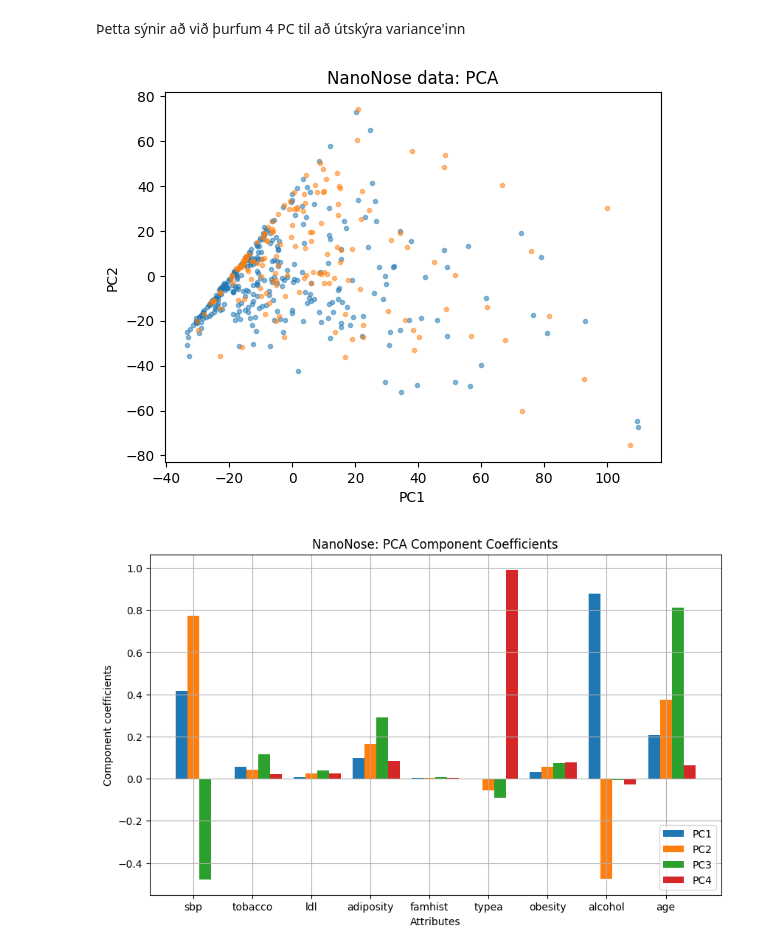
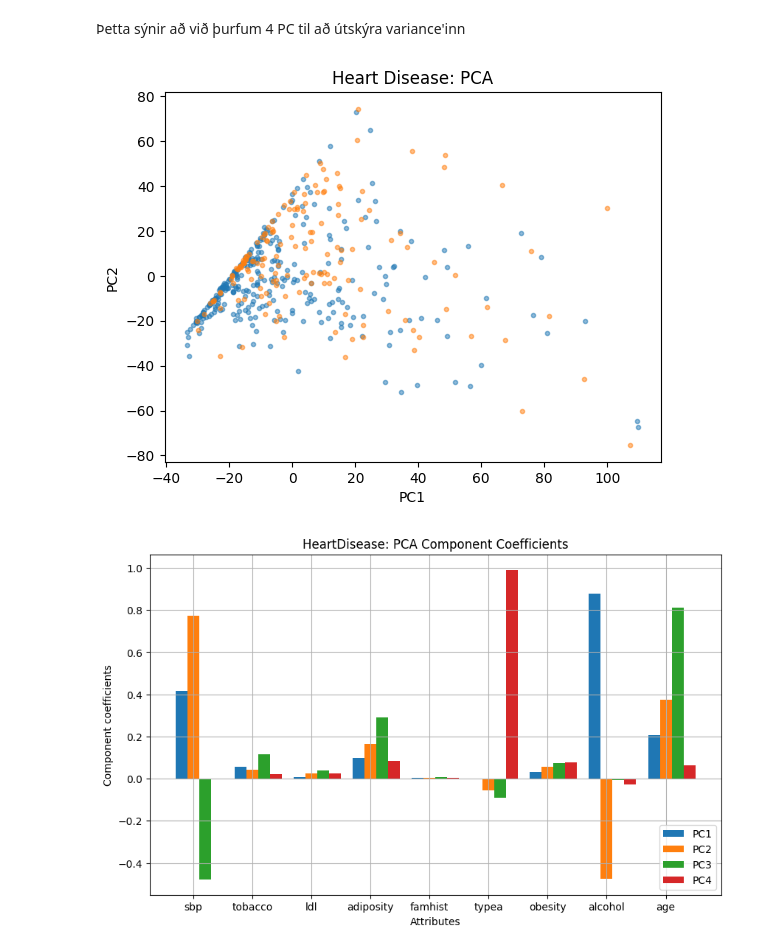
Before and after one commit to bodvarsdottirkristin/ML-group17, a Jupyter notebook: ML-Project1/pca_analysis.ipynb, the cells around one changed output. Saved outputs shown, nothing was run; the diff lists cells and outputs as text; code cells hidden in the pictures.

```diff
--- a/ML-Project1/pca_analysis.ipynb
+++ b/ML-Project1/pca_analysis.ipynb
@@ -72,44 +70,39 @@ plt.show()
 # %%
 PC_idxs = [0, 1]  # Indices of the principal components to plot
 unique_classes = np.unique(y) # Get unique classes from the target variable
 
-# Project the data onto the first two principal components and plot, colored by their fluid type.
-
-### BEGIN SOLUTION
-
+# Project the data onto the first two principal components and plot
 # Project X to the subspace
 B = pca.transform(X)
 
 # Plot PCA of the data
 fig = plt.figure()
-plt.title("NanoNose data: PCA")
-# Plot the data projected onto the principal components, colored by their fluid type
-for fluid_type in unique_classes:
-    # Construct a mask for the current fluid type
-    mask = (y == fluid_type)
-    # Plot the data for the current fluid type
+plt.title("Heart Disease: PCA")
+# Plot the data projected onto the principal components, colored by chd
+for is_chd in unique_classes:
+    mask = (y == is_chd)
     plt.plot(B[mask, PC_idxs[0]], B[mask, PC_idxs[1]], ".", alpha=0.5)
 
 # Set axis labels
 plt.xlabel(f"PC{PC_idxs[0] + 1}")
 plt.ylabel(f"PC{PC_idxs[1] + 1}")
 plt.show()
 ### END SOLUTION
+
+
+bw = 0.2
+r = np.arange(1, X.shape[1] + 1)
+
+fig = plt.figure(figsize=(10, 6))
+plt.title("HeartDisease: PCA Component Coefficients")
+for i, pc in enumerate(V[:, :4].T):
+    plt.bar(r + i * bw, pc, width=bw, label=f"PC{i+1}")
+plt.xticks(r + bw, X.columns)
+plt.xlabel("Attributes")
+plt.ylabel("Component coefficients")
+plt.legend()
+plt.grid()
+plt.show()
 # %% [output]
-[figure, old version]
+[figure, new version]
+[figure, added]
-# %%
-bw = 0.2
-r = np.arange(1, X.shape[1] + 1)
-
-fig = plt.figure(figsize=(10, 6))
-plt.title("NanoNose: PCA Component Coefficients")
-for i, pc in enumerate(V[:, :4].T):
-    plt.bar(r + i * bw, pc, width=bw, label=f"PC{i+1}")
-plt.xticks(r + bw, X.columns)
-plt.xlabel("Attributes")
-plt.ylabel("Component coefficients")
-plt.legend()
-plt.grid()
-plt.show()
-# %% [output]
-[figure, removed]
```
Also changed, not shown: parts of 2 cells of this notebook.
